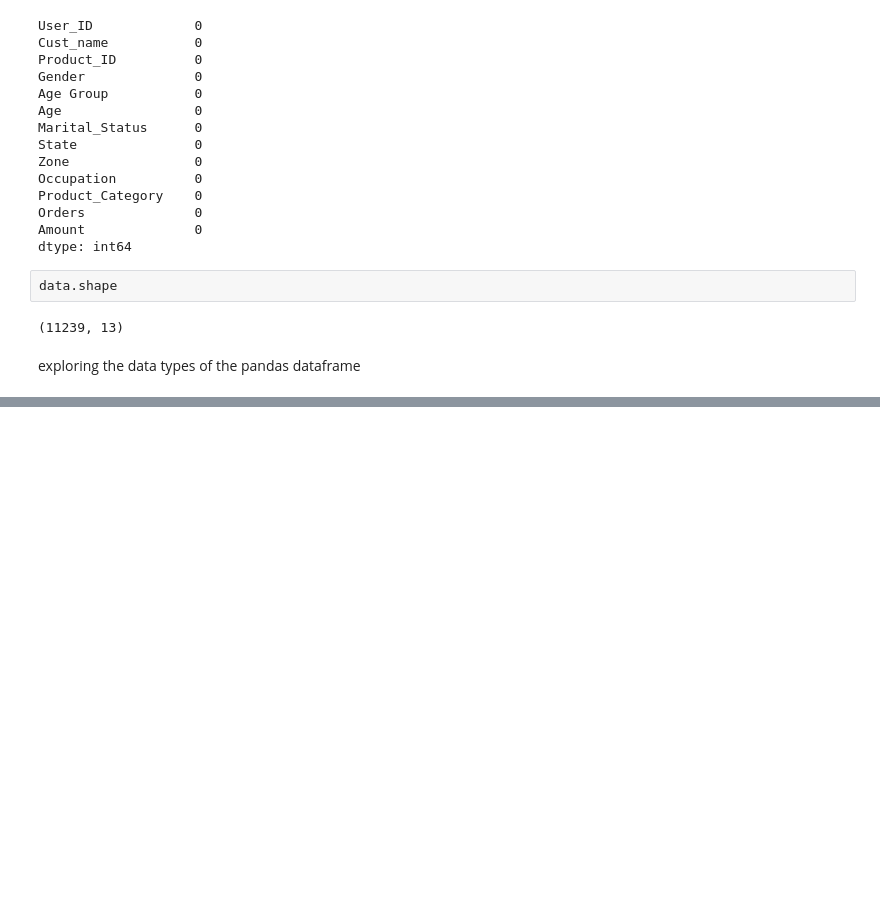
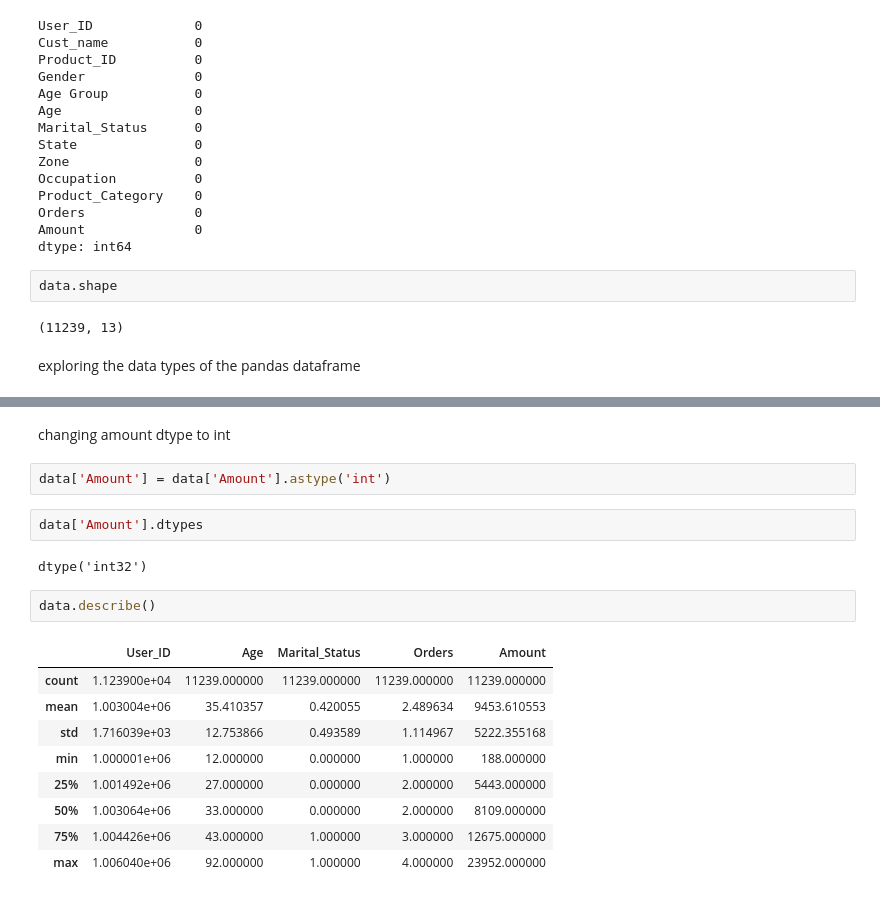
Before and after one commit to Abhishek191191/Diwali-Sales-Analysis, a Jupyter notebook: analysis code.ipynb, the cells around one changed output, grey strips where cells are left out. Saved outputs shown, nothing was run; the diff lists cells and outputs as text; blank space fills up the shorter version.

```diff
--- a/analysis code.ipynb
+++ b/analysis code.ipynb
@@ -161,0 +182,20 @@ exploring the data types of the pandas dataframe
+# %% [markdown]
+changing amount dtype to int
+# %%
+data['Amount'] = data['Amount'].astype('int')
+# %%
+data['Amount'].dtypes
+# %% [output]
+dtype('int32')
+# %%
+data.describe()
+# %% [output]
+|  | User_ID | Age | Marital_Status | Orders | Amount |
+| count | 1.123900e+04 | 11239.000000 | 11239.000000 | 11239.000000 | 11239.000000 |
+| mean | 1.003004e+06 | 35.410357 | 0.420055 | 2.489634 | 9453.610553 |
+| std | 1.716039e+03 | 12.753866 | 0.493589 | 1.114967 | 5222.355168 |
+| min | 1.000001e+06 | 12.000000 | 0.000000 | 1.000000 | 188.000000 |
+| 25% | 1.001492e+06 | 27.000000 | 0.000000 | 2.000000 | 5443.000000 |
+| 50% | 1.003064e+06 | 33.000000 | 0.000000 | 2.000000 | 8109.000000 |
+| 75% | 1.004426e+06 | 43.000000 | 1.000000 | 3.000000 | 12675.000000 |
+| max | 1.006040e+06 | 92.000000 | 1.000000 | 4.000000 | 23952.000000 |
```
Also changed, not shown: parts of 6 cells of this notebook.
